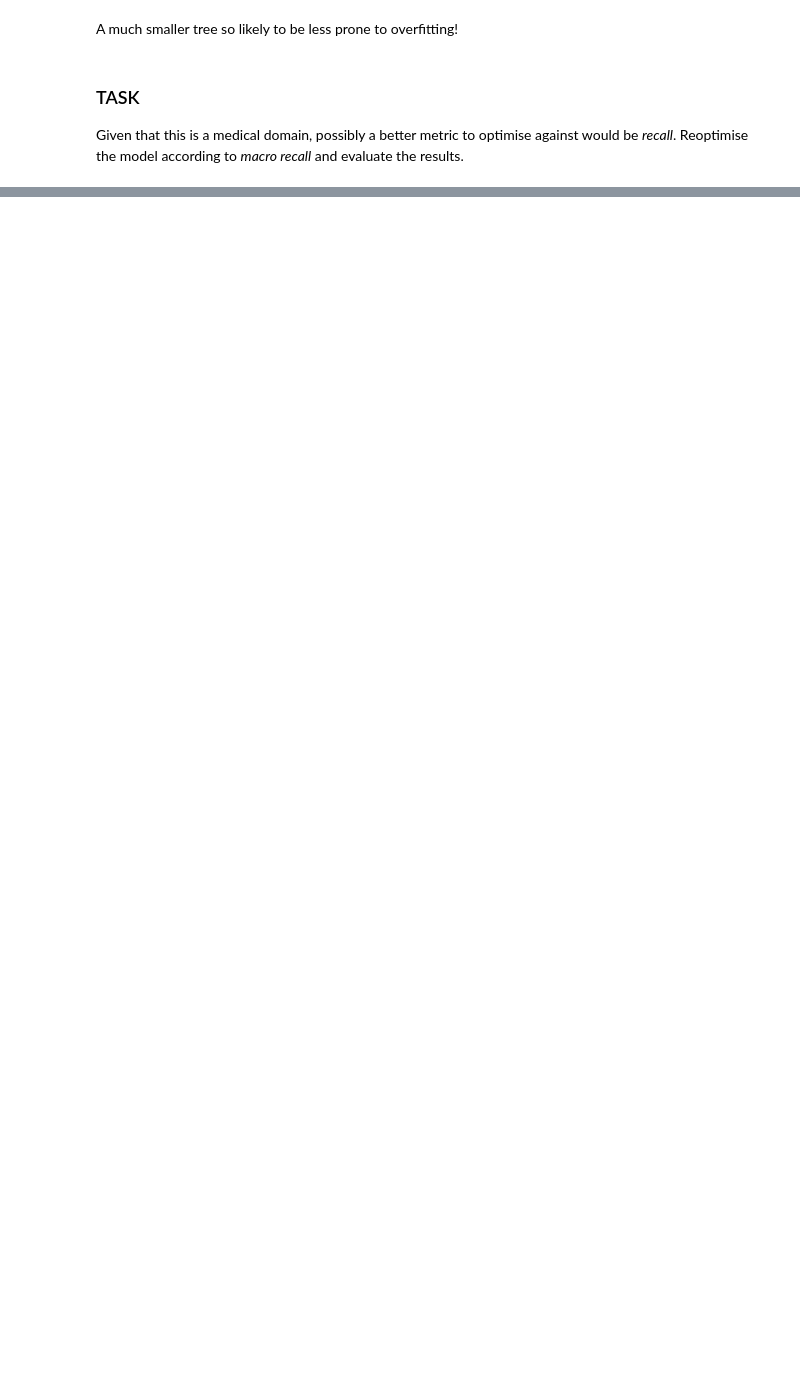
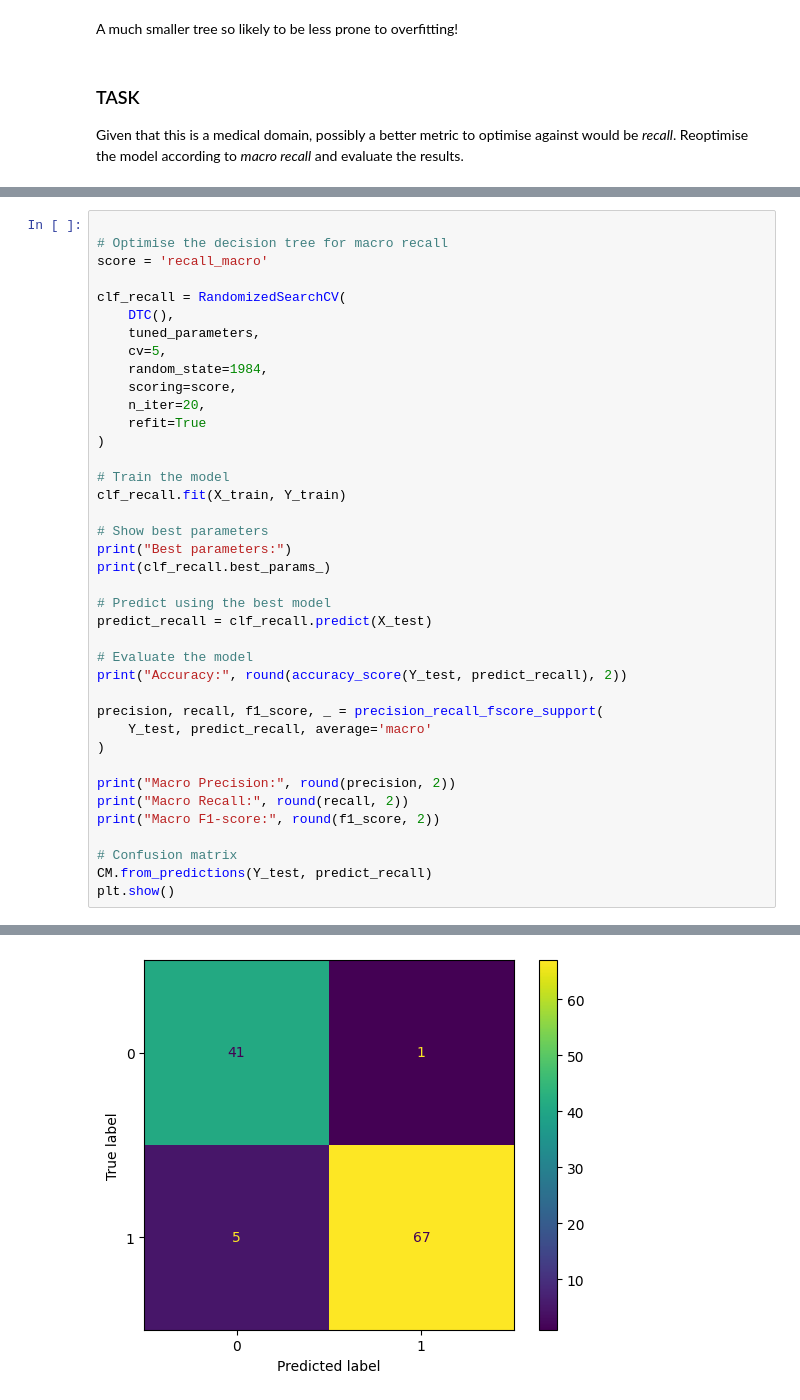
Before and after one commit to abdirovaaaisaule-jpg/IB2AD0-Public, a Jupyter notebook: copy4_01_decision_trees.ipynb, the cells around one changed output, grey strips where cells are left out. Saved outputs shown, nothing was run; the diff lists cells and outputs as text; blank space fills up the shorter version.

```diff
--- a/copy4_01_decision_trees.ipynb
+++ b/copy4_01_decision_trees.ipynb
@@ -285,0 +288,40 @@ Given that this is a medical domain, possibly a better metric to optimise agains
+# %%
+
+# Optimise the decision tree for macro recall
+score = 'recall_macro'
+
+clf_recall = RandomizedSearchCV(
+    DTC(),
+    tuned_parameters,
+    cv=5,
+    random_state=1984,
+    scoring=score,
+    n_iter=20,
+    refit=True
+)
+
+# Train the model
+clf_recall.fit(X_train, Y_train)
+
+# Show best parameters
+print("Best parameters:")
+print(clf_recall.best_params_)
+
+# Predict using the best model
+predict_recall = clf_recall.predict(X_test)
+
+# Evaluate the model
+print("Accuracy:", round(accuracy_score(Y_test, predict_recall), 2))
+
+precision, recall, f1_score, _ = precision_recall_fscore_support(
+    Y_test, predict_recall, average='macro'
+)
+
+print("Macro Precision:", round(precision, 2))
+print("Macro Recall:", round(recall, 2))
+print("Macro F1-score:", round(f1_score, 2))
+
+# Confusion matrix
+CM.from_predictions(Y_test, predict_recall)
+plt.show()
+# %% [output]
@@ -285,0 +334 @@ Given that this is a medical domain, possibly a better metric to optimise agains
+[figure, added]
```
Also changed, not shown: parts of 11 cells of this notebook.
